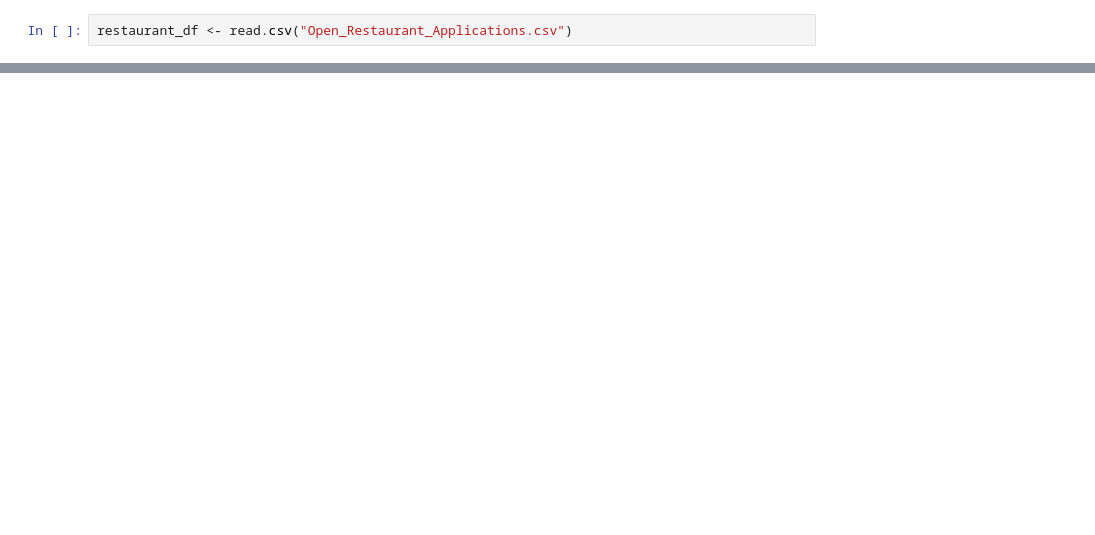
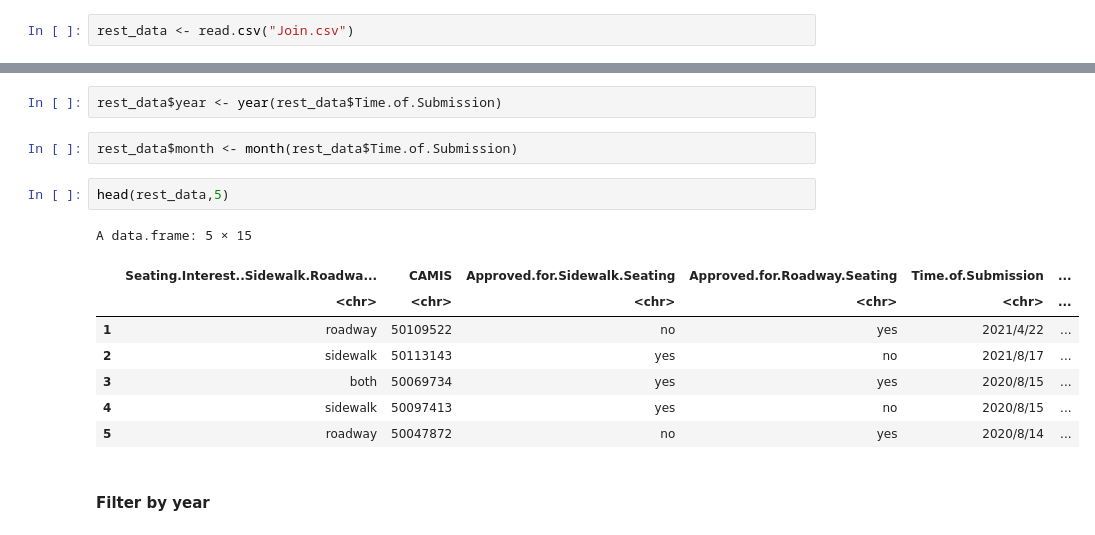
Before and after one commit to JieyingCai/final-project-restaurant, a Jupyter notebook: data.ipynb, the cells around one changed output, grey strips where cells are left out. Saved outputs shown, nothing was run; the diff lists cells and outputs as text; blank space fills up the shorter version.

Commit message:
submission

```diff
--- a/data.ipynb
+++ b/data.ipynb
@@ -1,3 +12,3 @@
 # %%
-restaurant_df <- read.csv("Open_Restaurant_Applications.csv")
+rest_data <- read.csv("Join.csv")
 # %%
@@ -14,0 +44,17 @@ A data.frame: 6 × 35
+# %%
+rest_data$year <- year(rest_data$Time.of.Submission)
+# %%
+rest_data$month <- month(rest_data$Time.of.Submission)
+# %%
+head(rest_data,5)
+# %% [output]
+A data.frame: 5 × 15
+|  | Seating.Interest..Sidewalk.Roadwa... | CAMIS | Approved.for.Sidewalk.Seating | Approved.for.Roadway.Seating | Time.of.Submission | ... |
+|  | <chr> | <chr> | <chr> | <chr> | <chr> | ... |
+| 1 | roadway | 50109522 | no | yes | 2021/4/22 | ... |
+| 2 | sidewalk | 50113143 | yes | no | 2021/8/17 | ... |
+| 3 | both | 50069734 | yes | yes | 2020/8/15 | ... |
+| 4 | sidewalk | 50097413 | yes | no | 2020/8/15 | ... |
+| 5 | roadway | 50047872 | no | yes | 2020/8/14 | ... |
+# %% [markdown]
+#### Filter by year
```
Also changed, not shown: parts of 49 cells of this notebook.
